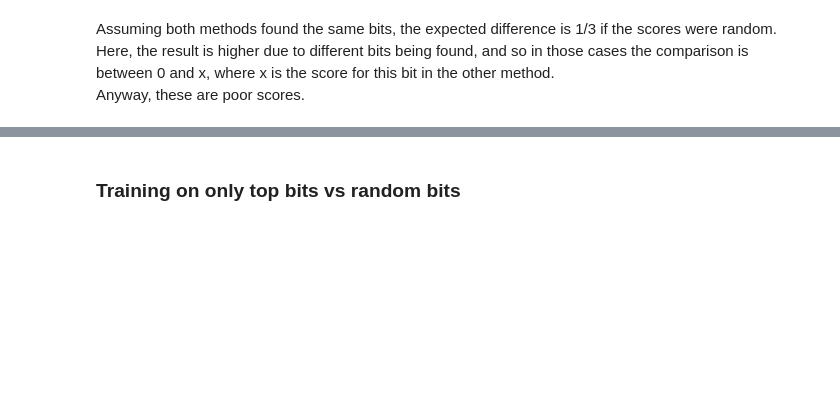
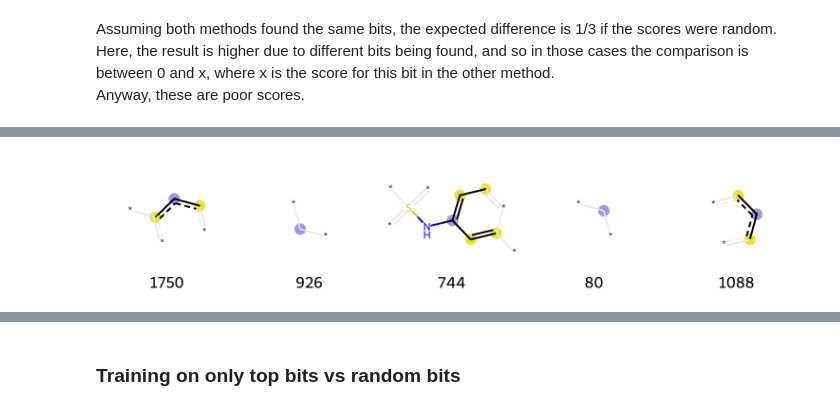
Before and after one commit to ktylus/qsar-models-explainability, a Jupyter notebook: lime_and_feature_importance.ipynb, the cells around one changed output, grey strips where cells are left out. Saved outputs shown, nothing was run; the diff lists cells and outputs as text; code cells hidden in the pictures; blank space fills up the shorter version.

```diff
--- a/lime_and_feature_importance.ipynb
+++ b/lime_and_feature_importance.ipynb
@@ -224,0 +262,7 @@ synthetic_result
+# %%
+herg_top_5_feature_importances = herg_model.get_feature_importance(prettified=True).head(5)
+plot = draw_many_morgan_bits(herg_train, herg_top_5_feature_importances["Feature Id"].astype(int))
+plot.save("results/herg_top_5_feature_importances.png")
+plot
+# %% [output]
+[figure, added]
```
Also changed, not shown: parts of 14 cells of this notebook.
